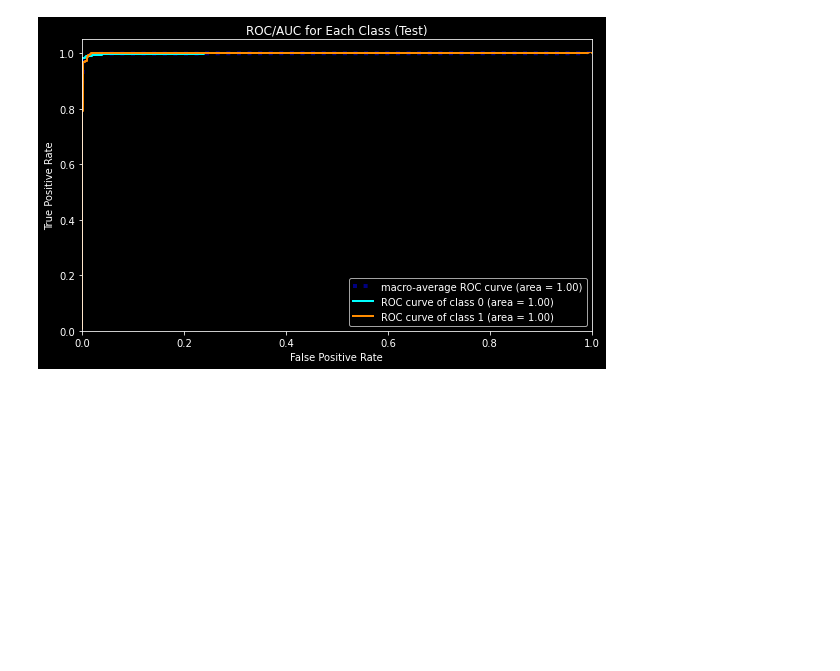
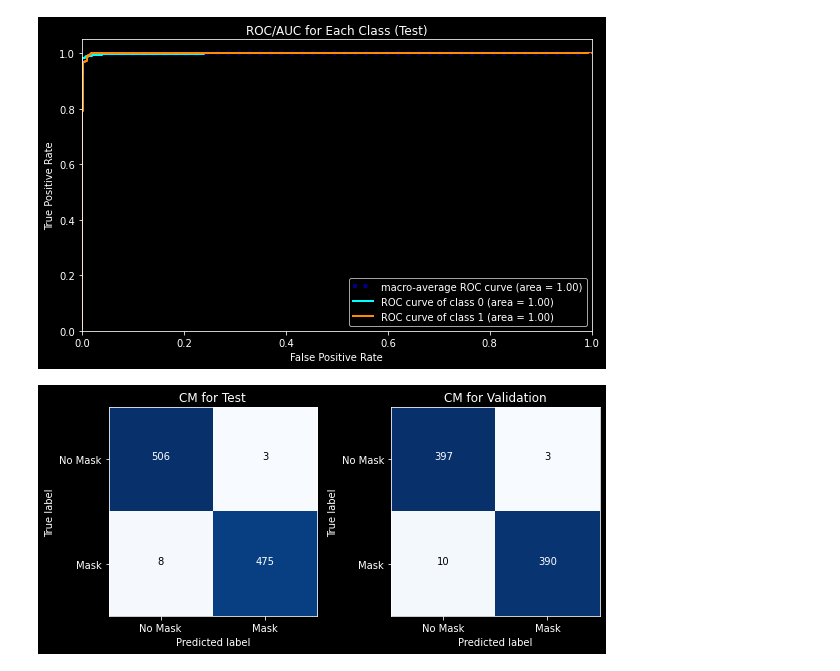
Before and after one commit to HeeebsInc/FaceMaskEmotionDetection, a Jupyter notebook: MobilenetMasks.ipynb, the cells around one changed output. Drawn from its saved outputs; the diff is of its cells as text; code cells hidden in the pictures; blank space fills up the shorter version.

Commit message:
adding final readme vix for mobilenet

```diff
--- a/MobilenetMasks.ipynb
+++ b/MobilenetMasks.ipynb
@@ -178,15 +118,19 @@ def plot_model_cm(test_cm, train_cm, classes,
 # %%
+mobilenet = load_model('ModelWeights/Mobilenet_Masks.h5')
 y_test_prob = [np.argmax(i) for i in mobilenet.predict(x_test)]
 y_test_labels = [np.argmax(
     i) for i in y_test]
 test_cnf = confusion_matrix(y_test_labels, y_test_prob)
 
 val_prob = [np.argmax(i) for i in mobilenet.predict(x_val)]
 val_labels = [np.argmax(i) for i in y_val]
 val_cnf = confusion_matrix(val_labels, val_prob)
 
 #this function creates a confusion matrix given the confusion matrixes of test and train
-Viz.plot_model_cm(test_cnf, val_cnf, classes = ['No Mask', 'Mask'], theme = 'dark_background')
+Viz.plot_model_cm(test_cnf, val_cnf, classes = ['No Mask', 'Mask'], theme = 'dark_background', model_type = 'mask',
+             path = 'Images/Mobilenet_CM.png')
+# %% [output]
+[figure, added]
 # %%
 assert False
 # %%
```
Also changed, not shown: parts of 1 cell of this notebook, 3 other files.
